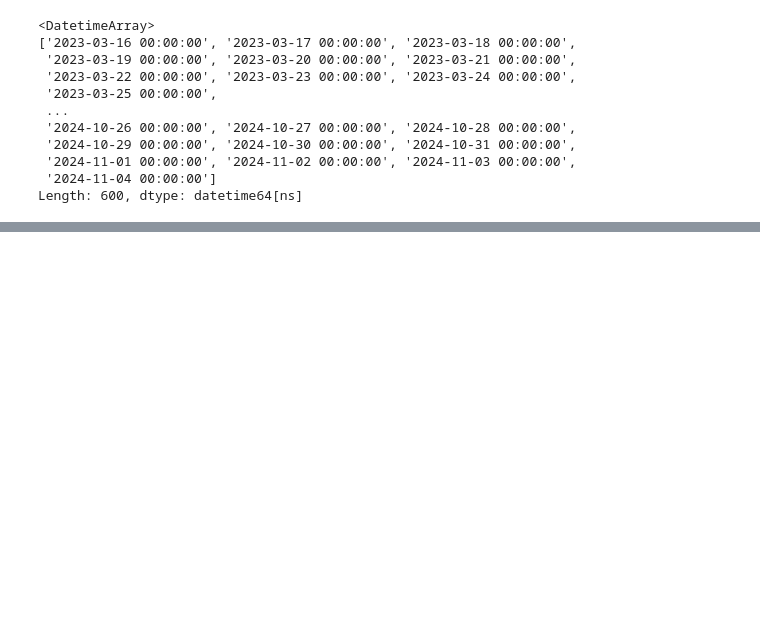
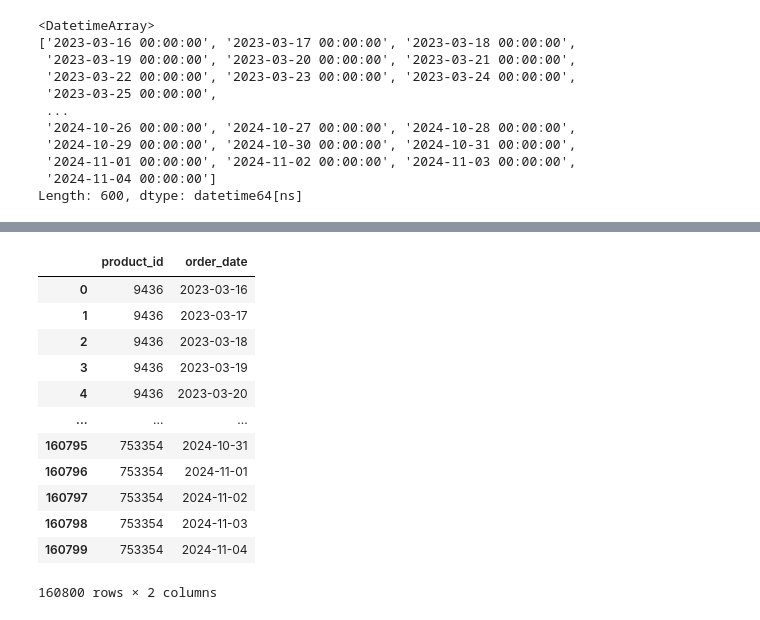
Before and after one commit to pratik74988/blinkit-Demand-Forecasting, a Jupyter notebook: blinkit-demand-forcasting.ipynb, the cells around one changed output, grey strips where cells are left out. Saved outputs shown, nothing was run; the diff lists cells and outputs as text; code cells hidden in the pictures; blank space fills up the shorter version.

```diff
--- a/blinkit-demand-forcasting.ipynb
+++ b/blinkit-demand-forcasting.ipynb
@@ -216,0 +263,16 @@ Length: 600, dtype: datetime64[ns]
+# %%
+full_df
+# %% [output]
+|  | product_id | order_date |
+| 0 | 9436 | 2023-03-16 |
+| 1 | 9436 | 2023-03-17 |
+| 2 | 9436 | 2023-03-18 |
+| 3 | 9436 | 2023-03-19 |
+| 4 | 9436 | 2023-03-20 |
+| ... | ... | ... |
+| 160795 | 753354 | 2024-10-31 |
+| 160796 | 753354 | 2024-11-01 |
+| 160797 | 753354 | 2024-11-02 |
+| 160798 | 753354 | 2024-11-03 |
+| 160799 | 753354 | 2024-11-04 |
+160800 rows × 2 columns
```
Also changed, not shown: parts of 21 cells of this notebook.
